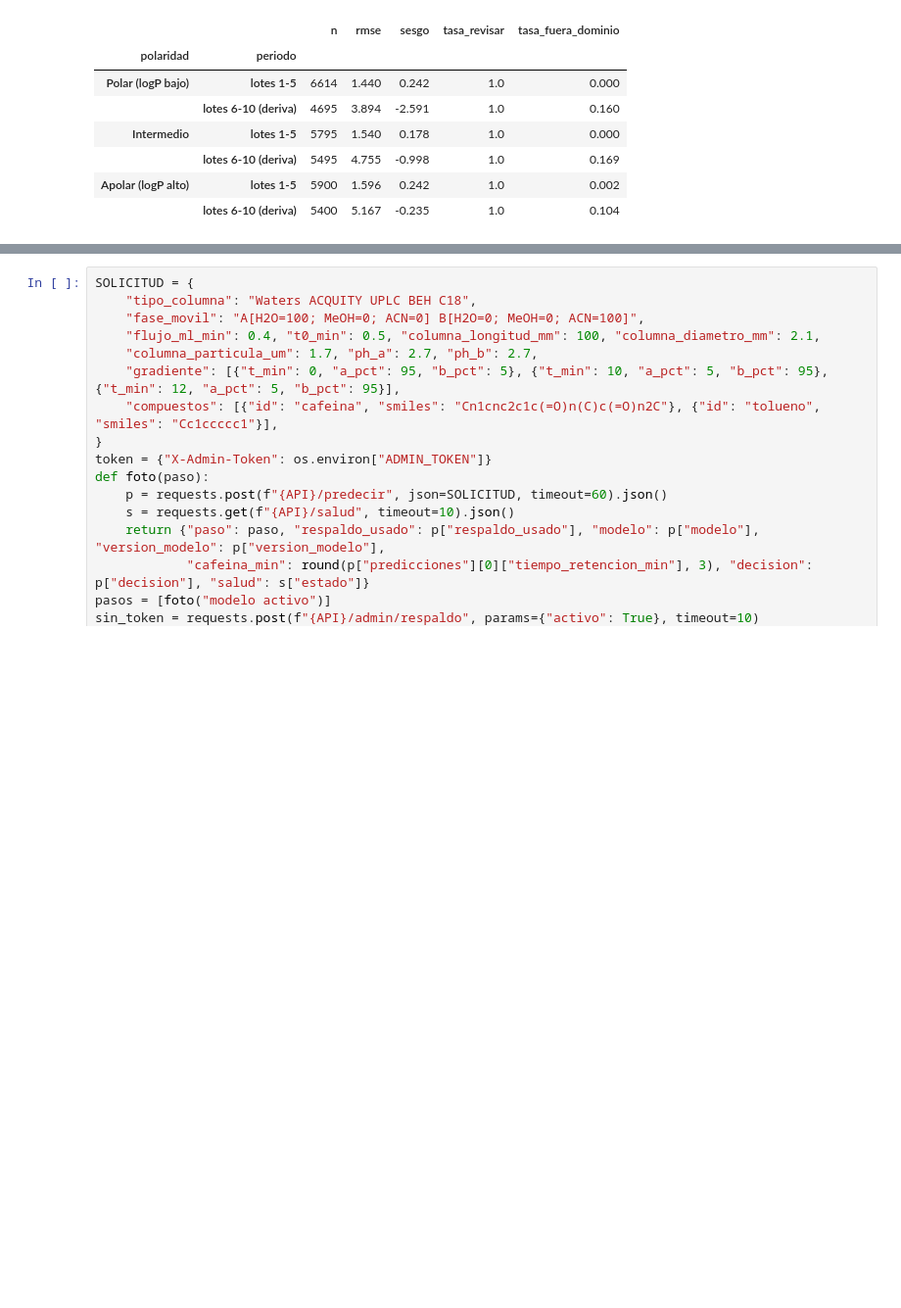
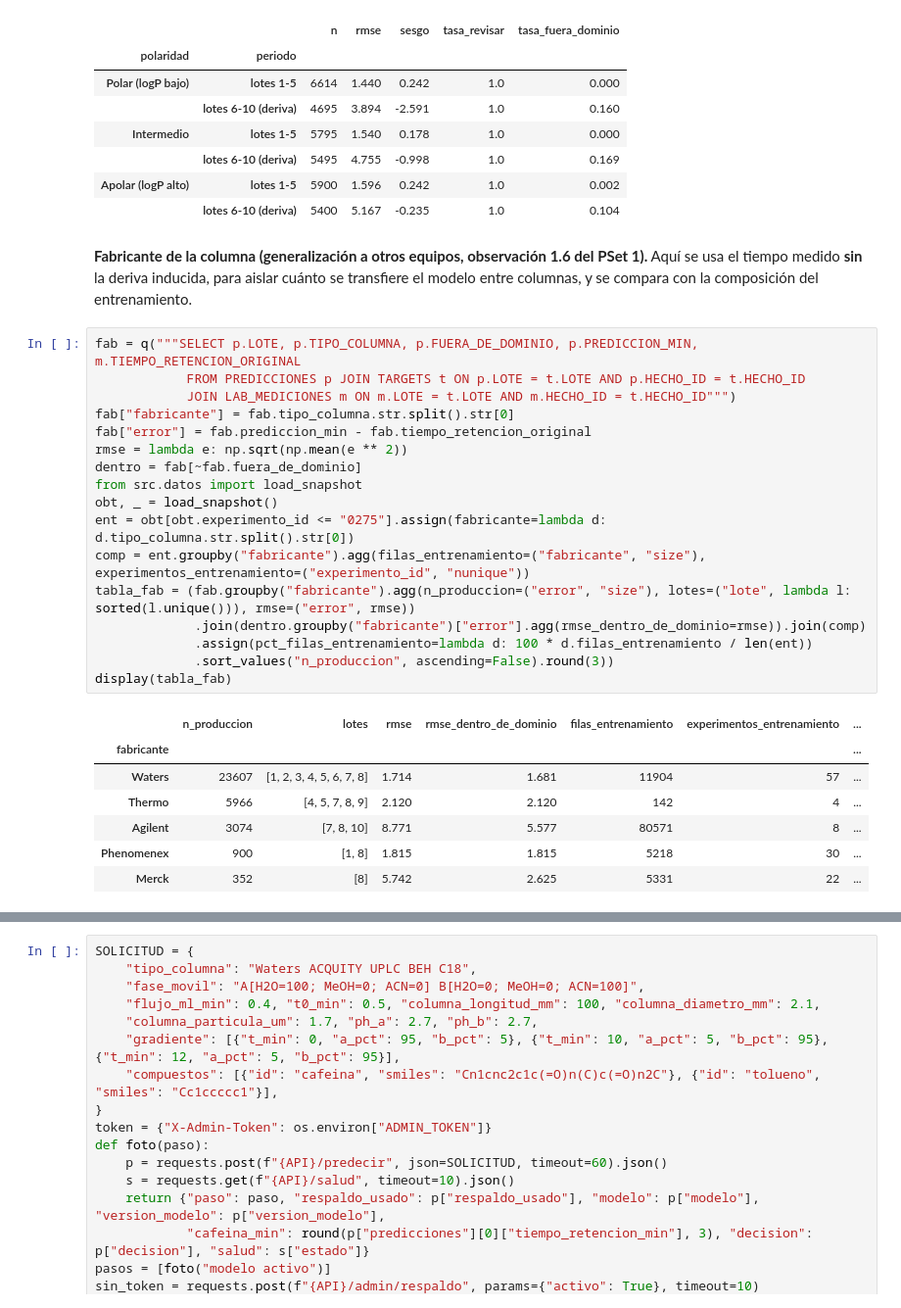
Before and after one commit to jonathanjosebu-oss/data-science-end-to-end, a Jupyter notebook: proyecto_final/notebooks/07_analisis_monitoreo.ipynb, the cells around one changed output, grey strips where cells are left out. Shown at 98% size. Saved outputs shown, nothing was run; the diff lists cells and outputs as text; blank space fills up the shorter version.

```diff
--- a/proyecto_final/notebooks/07_analisis_monitoreo.ipynb
+++ b/proyecto_final/notebooks/07_analisis_monitoreo.ipynb
@@ -438,3 +438,30 @@ display(por_grupo("modificador")); display(por_grupo("polaridad"))
 |  | lotes 6-10 (deriva) | 5495 | 4.755 | -0.998 | 1.0 | 0.169 |
 | Apolar (logP alto) | lotes 1-5 | 5900 | 1.596 | 0.242 | 1.0 | 0.002 |
 |  | lotes 6-10 (deriva) | 5400 | 5.167 | -0.235 | 1.0 | 0.104 |
+# %% [markdown]
+**Fabricante de la columna (generalización a otros equipos, observación 1.6 del PSet 1).** Aquí se usa el tiempo medido **sin** la deriva inducida, para aislar cuánto se transfiere el modelo entre columnas, y se compara con la composición del entrenamiento.
+# %%
+fab = q("""SELECT p.LOTE, p.TIPO_COLUMNA, p.FUERA_DE_DOMINIO, p.PREDICCION_MIN, m.TIEMPO_RETENCION_ORIGINAL
+            FROM PREDICCIONES p JOIN TARGETS t ON p.LOTE = t.LOTE AND p.HECHO_ID = t.HECHO_ID
+            JOIN LAB_MEDICIONES m ON m.LOTE = t.LOTE AND m.HECHO_ID = t.HECHO_ID""")
+fab["fabricante"] = fab.tipo_columna.str.split().str[0]
+fab["error"] = fab.prediccion_min - fab.tiempo_retencion_original
+rmse = lambda e: np.sqrt(np.mean(e ** 2))
+dentro = fab[~fab.fuera_de_dominio]
+from src.datos import load_snapshot
+obt, _ = load_snapshot()
+ent = obt[obt.experimento_id <= "0275"].assign(fabricante=lambda d: d.tipo_columna.str.split().str[0])
+comp = ent.groupby("fabricante").agg(filas_entrenamiento=("fabricante", "size"), experimentos_entrenamiento=("experimento_id", "nunique"))
+tabla_fab = (fab.groupby("fabricante").agg(n_produccion=("error", "size"), lotes=("lote", lambda l: sorted(l.unique())), rmse=("error", rmse))
+             .join(dentro.groupby("fabricante")["error"].agg(rmse_dentro_de_dominio=rmse)).join(comp)
+             .assign(pct_filas_entrenamiento=lambda d: 100 * d.filas_entrenamiento / len(ent))
+             .sort_values("n_produccion", ascending=False).round(3))
+display(tabla_fab)
+# %% [output]
+|  | n_produccion | lotes | rmse | rmse_dentro_de_dominio | filas_entrenamiento | experimentos_entrenamiento | ... |
+| fabricante |  |  |  |  |  |  | ... |
+| Waters | 23607 | [1, 2, 3, 4, 5, 6, 7, 8] | 1.714 | 1.681 | 11904 | 57 | ... |
+| Thermo | 5966 | [4, 5, 7, 8, 9] | 2.120 | 2.120 | 142 | 4 | ... |
+| Agilent | 3074 | [7, 8, 10] | 8.771 | 5.577 | 80571 | 8 | ... |
+| Phenomenex | 900 | [1, 8] | 1.815 | 1.815 | 5218 | 30 | ... |
+| Merck | 352 | [8] | 5.742 | 2.625 | 5331 | 22 | ... |
```
Also changed, not shown: parts of 2 cells of this notebook, 39 other files.
